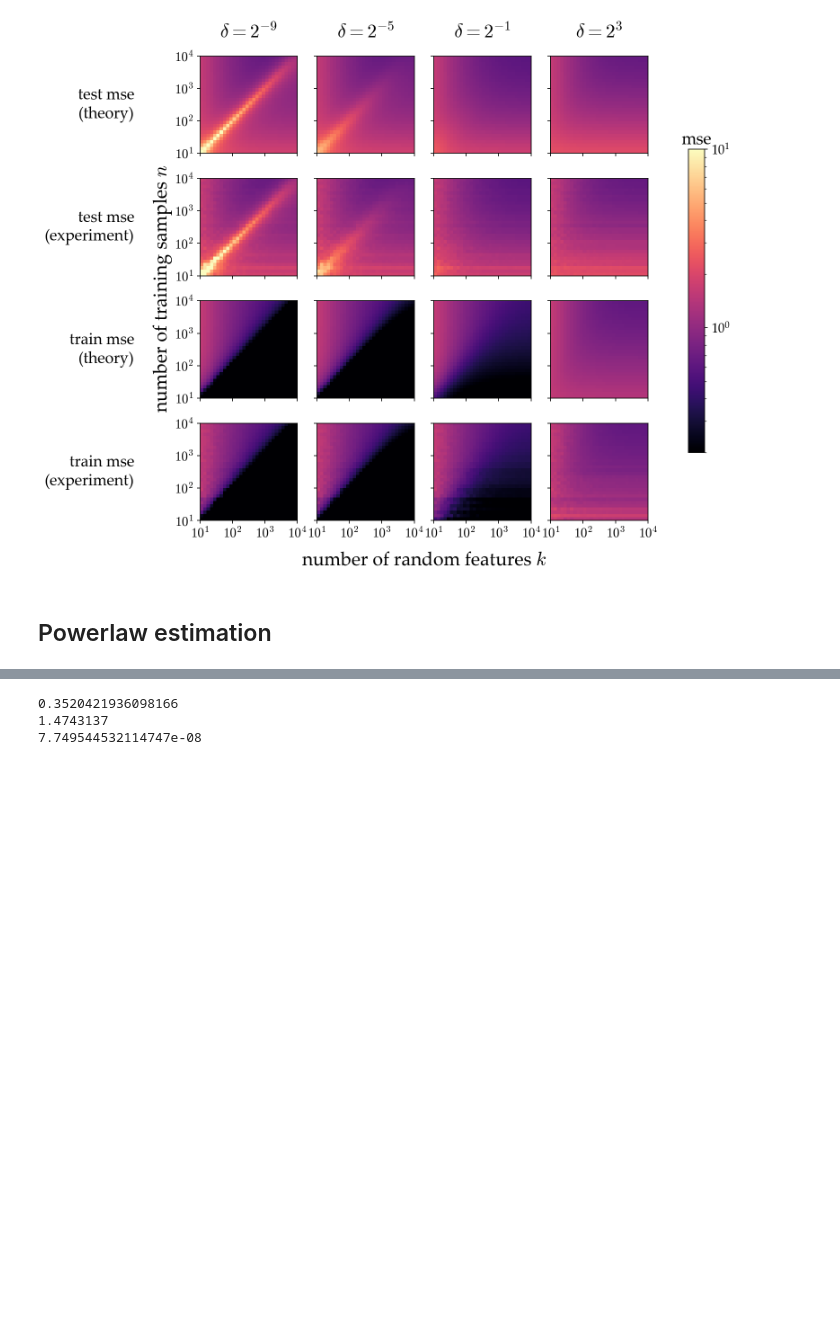
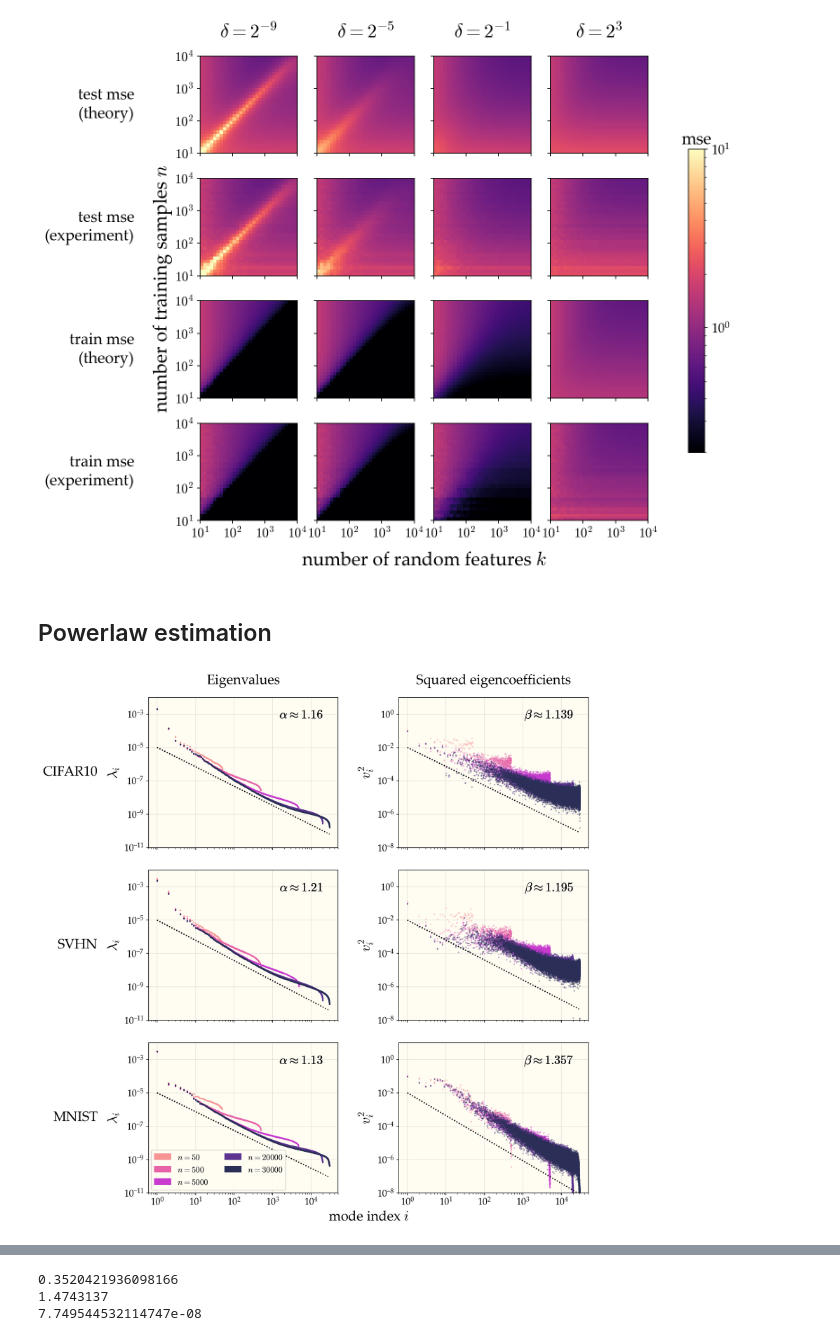
Before and after one commit to dkarkada/more-is-better, a Jupyter notebook: plots/plotting.ipynb, the cells around one changed output, grey strips where cells are left out. Saved outputs shown, nothing was run; the diff lists cells and outputs as text; code cells hidden in the pictures; blank space fills up the shorter version.

Commit message:
added some plots

```diff
--- a/plots/plotting.ipynb
+++ b/plots/plotting.ipynb
@@ -445,0 +370,97 @@ plt.show()
+# %%
+colors = [get_color(i, 4) for i in range(5)]
+cmap = 4
+
+fig, axes = plt.subplots(ncols=2, nrows=3, sharex=True, figsize=(12,12))
+
+row_params = {
+    "dataset": ["cifar10", "svhn", "mnist"],
+    "title": ["CIFAR10", "SVHN", "MNIST"],
+    "exponents": [(1.16, 1.139), (1.21, 1.195), (1.13, 1.357)]
+}
+col_params = {
+    "title": ["Eigenvalues", "Squared eigencoefficients",],
+    "ylim": [(1e-11, 1e-2), (1e-8, 1e1)],
+    "ylabel": ["$\\lambda_i$", "$v_i^2$"],
+    "plstart": [1e-5, 1e-2]
+}
+
+for j, ax in enumerate(axes[0]):
+    title = col_params["title"][j]
+    ax.annotate(title, xy=(0.5, 1), xytext=(0, 20),
+                xycoords='axes fraction', textcoords='offset points',
+                size='x-large', ha='center', va='baseline')
+
+# Create additional axes for x-labels
+for i, ax in enumerate(axes[:, 0]):
+    title = row_params["title"][i]
+    ax.annotate(title, xy=(0, 0.5), xytext=(-ax.yaxis.labelpad - 10, 0),
+                xycoords=ax.yaxis.label, textcoords='offset points',
+                size='x-large', ha='right', va='center')
+
+eig_n = None
+for (i, j), ax in np.ndenumerate(axes):
+    dataset_name = row_params['dataset'][i]
+    expt = ExptDetails(0, 10, dataset_name)
+    work_dir = f"../results/{dataset_name}/{expt.expt_name}"
+    with open(f"{work_dir}/eigdata.file", 'rb') as handle:
+        eigdata = pickle.load(handle)
+    with open(f"{work_dir}/eigstats.file", 'rb') as handle:
+        eigstats = pickle.load(handle)
+
+    alpha, beta = row_params['exponents'][i]
+    eig_n = list(eigdata.keys())
+    ymin, ymax = col_params["ylim"][j]
+    for k, n in enumerate(eig_n):
+        color = get_color(4-k, cmap)
+        C = col_params["plstart"][j]
+        if j == 0:
+            eigvals = eigdata[n]["eigvals"]
+            idxs = 1 + np.arange(len(eigvals))
+            # plt.plot(idxs, thingy(idxs, 1.3, 0.02))
+            # USE INT LOGSPACE
+            ax.scatter(idxs[:200], eigvals[:200], s=2, color=color)
+            ax.scatter(idxs[200:2000:10], eigvals[200:2000:10], s=2, color=color)
+            ax.scatter(idxs[2000::100], eigvals[2000::100], s=2, color=color)
+            ax.plot(idxs, C * idxs**-alpha, ls=':', color='k')
+            ax.text(2e4, ymax/5, f"$\\alpha\\approx{alpha:.2f}$",
+                    fontsize=18, ha='right', va='top')
+        else:
+            eigcoeffs_full = eigdata[n]["eigcoeffs"]
+            eigcoeffs = np.linalg.norm(eigcoeffs_full, axis=-1)**2
+            # eigcoeffs = sorted(eigcoeffs, reverse=True)
+            idxs = 1 + np.arange(len(eigcoeffs))
+            ax.scatter(idxs, eigcoeffs, s=2, alpha=.3, color=color)
+            # ax.scatter(idxs, eigcoeffs, s=8, lw=0, alpha=.3, color=color)
+            ax.plot(idxs, C * idxs**-beta, ls=':', color='k')
+            ax.text(2e4, ymax/5, f"$\\beta\\approx{beta:.3f}$",
+                    fontsize=18, ha='right', va='top')
+
+    ax.set_ylabel(col_params["ylabel"][j], size="x-large")
+    ax.set_xscale('log')
+    ax.set_yscale('log')
+    ax.set_ylim(ymin, ymax)
+    ax.set_axisbelow(True)
+    ax.grid(alpha=0.3, zorder=-5)
+
+fig.add_subplot(111, frameon=False)
+# hide tick and tick label of the big axis
+plt.tick_params(labelcolor='none', which='both', top=False, bottom=False, left=False, right=False)
+plt.xlabel('mode index $i$', size="x-large")
+plt.tight_layout()
+fig.subplots_adjust(hspace=0.15, wspace=0.32)
+plt.figlegend(
+    (
+        *[Patch(color=get_color(4-i, cmap)) for i in range(5)],),
+    (
+        *[f"$n={eig_n[i]}$" for i in range(5)],),
+    fontsize=12,
+    ncol=2,
+    bbox_to_anchor=(.223, .093),
+    loc="lower left",
+    framealpha=0.95,
+)
+# plt.show()
+plt.savefig("eigenspectra.pdf", bbox_inches="tight")
+# %% [output]
+[figure, added]
```
Also changed, not shown: parts of 6 cells of this notebook, 4 other files.
